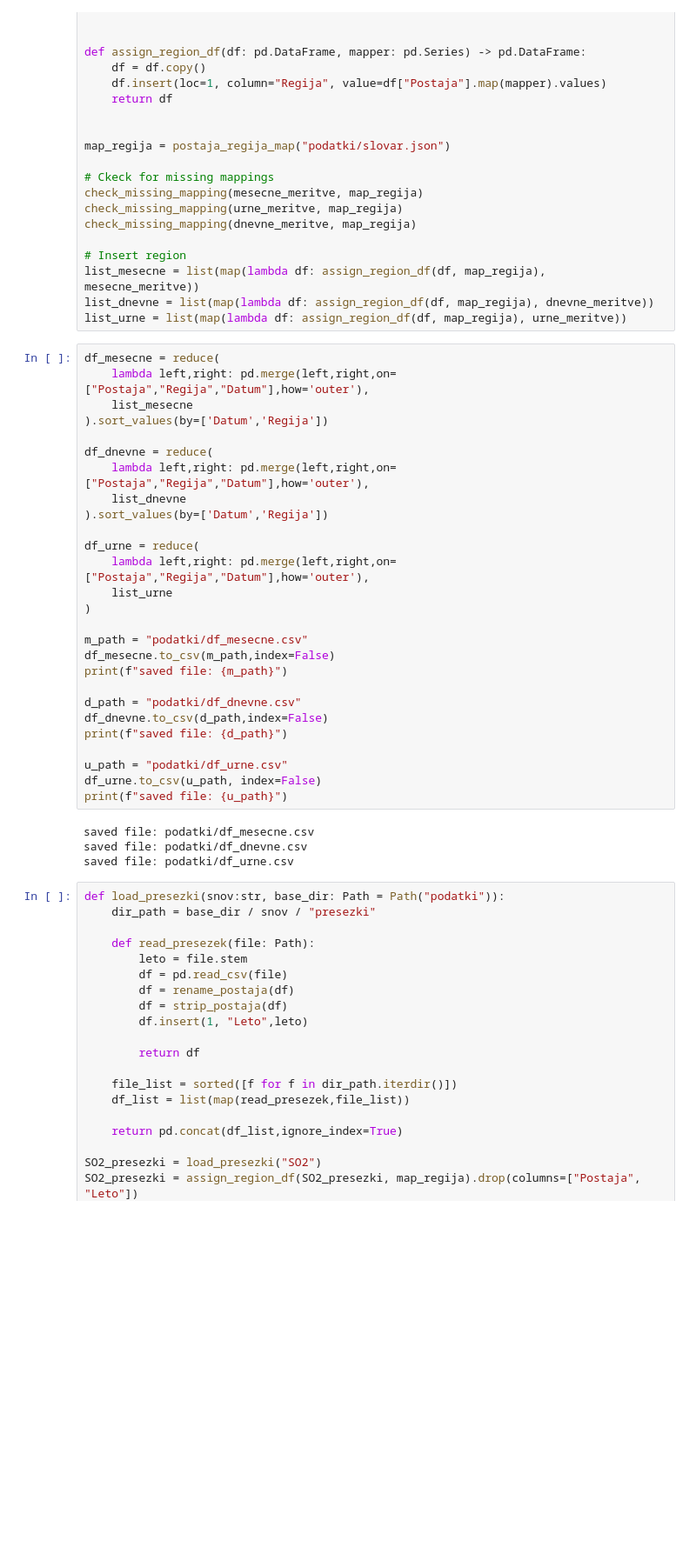
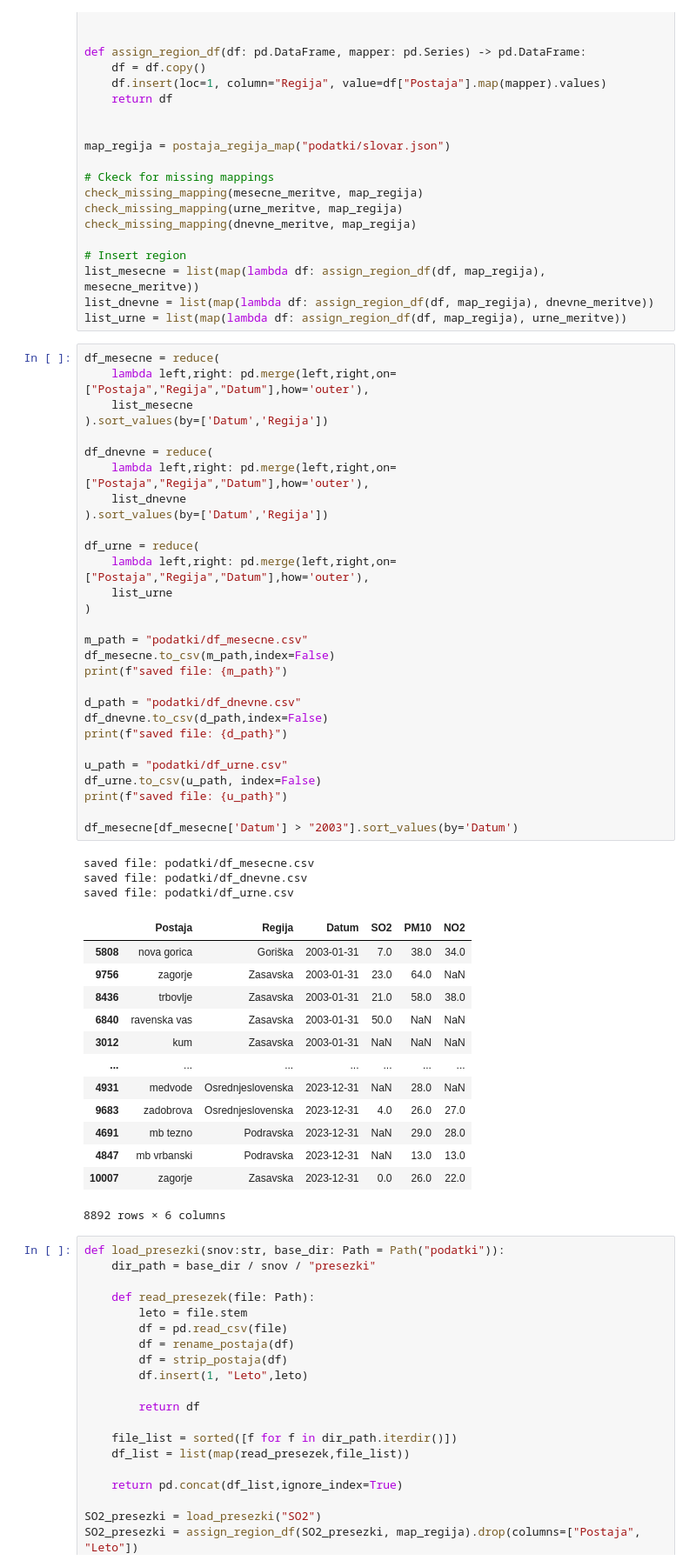
Before and after one commit to Nermin-Mujagic/MDR_analiza_zraka, a Jupyter notebook: 1_data_processing.ipynb, the cells around one changed output. Shown at 87% size. Drawn from its saved outputs; the diff is of its cells as text; blank space fills up the shorter version.

```diff
--- a/1_data_processing.ipynb
+++ b/1_data_processing.ipynb
@@ -154,33 +151,48 @@ list_urne = list(map(lambda df: assign_region_df(df, map_regija), urne_meritve))
 df_mesecne = reduce(
     lambda left,right: pd.merge(left,right,on=["Postaja","Regija","Datum"],how='outer'),
     list_mesecne
 ).sort_values(by=['Datum','Regija'])
 
 df_dnevne = reduce(
     lambda left,right: pd.merge(left,right,on=["Postaja","Regija","Datum"],how='outer'),
     list_dnevne
 ).sort_values(by=['Datum','Regija'])
 
 df_urne = reduce(
     lambda left,right: pd.merge(left,right,on=["Postaja","Regija","Datum"],how='outer'),
     list_urne
 )
 
 m_path = "podatki/df_mesecne.csv"
 df_mesecne.to_csv(m_path,index=False)
 print(f"saved file: {m_path}")
 
 d_path = "podatki/df_dnevne.csv"
 df_dnevne.to_csv(d_path,index=False)
 print(f"saved file: {d_path}")
 
 u_path = "podatki/df_urne.csv"
 df_urne.to_csv(u_path, index=False)
 print(f"saved file: {u_path}")
+
+df_mesecne[df_mesecne['Datum'] > "2003"].sort_values(by='Datum')
 # %% [output]
 saved file: podatki/df_mesecne.csv
 saved file: podatki/df_dnevne.csv
 saved file: podatki/df_urne.csv
+|  | Postaja | Regija | Datum | SO2 | PM10 | NO2 |
+| 5808 | nova gorica | Goriška | 2003-01-31 | 7.0 | 38.0 | 34.0 |
+| 9756 | zagorje | Zasavska | 2003-01-31 | 23.0 | 64.0 | NaN |
+| 8436 | trbovlje | Zasavska | 2003-01-31 | 21.0 | 58.0 | 38.0 |
+| 6840 | ravenska vas | Zasavska | 2003-01-31 | 50.0 | NaN | NaN |
+| 3012 | kum | Zasavska | 2003-01-31 | NaN | NaN | NaN |
+| ... | ... | ... | ... | ... | ... | ... |
+| 4931 | medvode | Osrednjeslovenska | 2023-12-31 | NaN | 28.0 | NaN |
+| 9683 | zadobrova | Osrednjeslovenska | 2023-12-31 | 4.0 | 26.0 | 27.0 |
+| 4691 | mb tezno | Podravska | 2023-12-31 | NaN | 29.0 | 28.0 |
+| 4847 | mb vrbanski | Podravska | 2023-12-31 | NaN | 13.0 | 13.0 |
+| 10007 | zagorje | Zasavska | 2023-12-31 | 0.0 | 26.0 | 22.0 |
+8892 rows × 6 columns
 # %%
 def load_presezki(snov:str, base_dir: Path = Path("podatki")):
     dir_path = base_dir / snov / "presezki"
```
Also changed, not shown: parts of 1 cell of this notebook, 15 other files.
